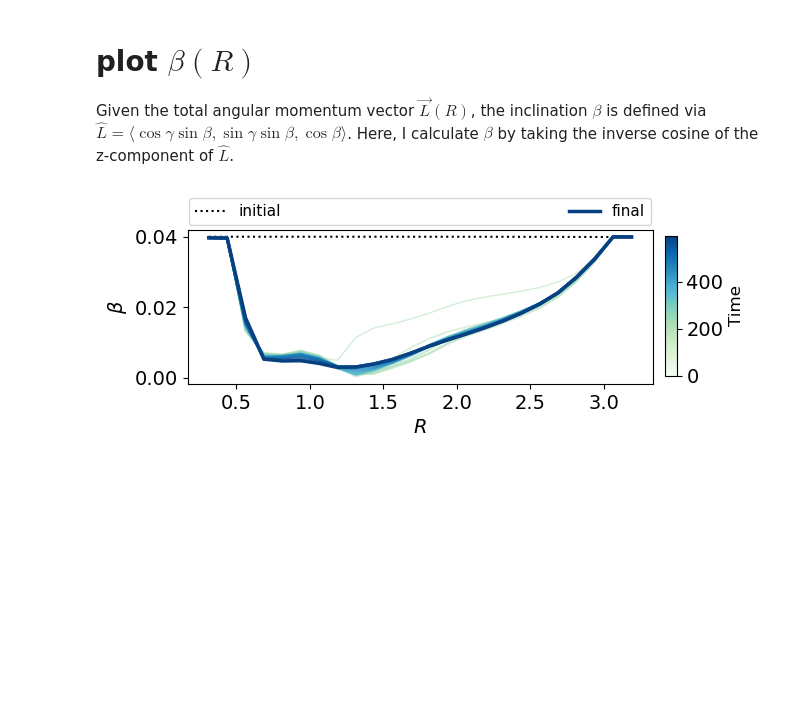
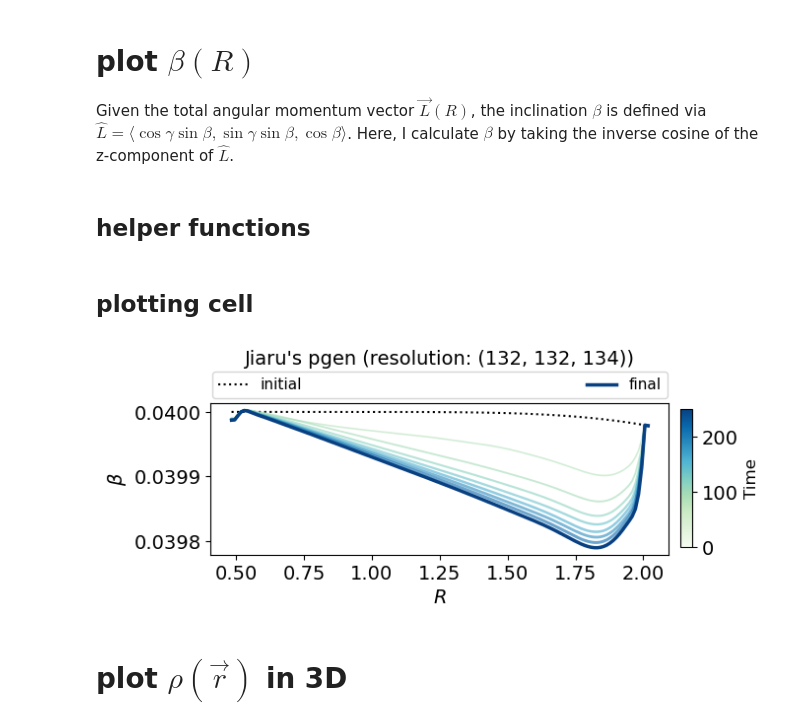
Before and after one commit to Jupiter1994/athena-warps, a Jupyter notebook: warped-disks/jiarus_diagnosis_3d.ipynb, the cells around one changed output. Cells and saved outputs as stored; diff of their text form; code cells hidden in the pictures; blank space fills up the shorter version.

Commit message:
high-res free inner BC; 3D visualization code

```diff
--- a/warped-disks/jiarus_diagnosis_3d.ipynb
+++ b/warped-disks/jiarus_diagnosis_3d.ipynb
@@ -12,8 +12,8 @@ import athena_read
 import glob
 # %%
 ## Snapshots registration
-sim_name = 'disk-jiaru7b'
-#sim_name = 'disk-tilted24c'
+#sim_name = 'disk-jiaru8'
+sim_name = 'disk-tilted27'
 #sim_name = 'disk-sph26'
 #path = '/scratch/phn2956/disk-sph26/'
 path = '/scratch/phn2956/' + sim_name + '/'
@@ -151,7 +141,7 @@ np.float64(1.81455)
 # %% [markdown]
 ## plot $\rho(\vec{r})$
 # %%
-snapshot_plot = snapshot_list[199:200:1] # snapshot_list[0:101:5]
+snapshot_plot = snapshot_list[-2:-1:1] # snapshot_list[0:101:5]
 
 for i, frame in enumerate(snapshot_plot):
 
@@ -385,6 +334,8 @@ Mdot slope= 0.068
 # plot $\beta(R)$
 
 Given the total angular momentum vector $\vec{L}(R)$, the inclination $\beta$ is defined via $\hat{L} = \langle \cos \gamma \sin \beta, \sin \gamma \sin \beta, \cos \beta \rangle$. Here, I calculate $\beta$ by taking the inverse cosine of the z-component of $\hat{L}$.
+# %% [markdown]
+## helper functions
 # %%
 ## helper functions
 def SphToCart(r, theta, phi):
@@ -451,7 +405,9 @@ def calculateBetaR(rs, thetas, phis, dens, vrs, vthetas, vphis):
+# %% [markdown]
+## plotting cell
 # %%
 ## Plot density, v_r, and Mdot
 
-snapshot_plot = snapshot_list[0:200:10] # snapshot_list[0:101:5]
+snapshot_plot = snapshot_list[0:101:10] # snapshot_list[0:101:5]
 
 norm   = mcolors.PowerNorm(gamma=1.5, vmin=0, vmax=len(snapshot_plot)-1)
 colors = [GnBu(0.3 + 0.7 * norm(i)) for i in range(len(snapshot_plot))]
@@ -459,22 +415,15 @@ colors = [GnBu(0.3 + 0.7 * norm(i)) for i in range(len(snapshot_plot))]
 fig,axs = plt.subplots(1,1, figsize=(6,2),sharex=True,sharey=False)
 
 for i, frame in enumerate(snapshot_plot):
-
     ath_data  = athena_read.athdf(frame,num_ghost=2,quantities=["rho", "vel1", "vel2", "vel3"])
     t_sim = ath_data['Time']
     #print('loading snapshot at t= %5.1f'%t_sim)
 
     #### Read Athena++ data: coordinates. ####
-    rad_app = ath_data['x1f']
-    theta_app = ath_data['x2f']
-    phi_app = ath_data['x3f']
-    # d_rad = rad_app[1]-rad_app[0]
-    # d_theta = theta_app[1]-theta_app[0]
-    # d_phi = phi_app[1]-phi_app[0]
+    rad_app = ath_data['x1v']
+    theta_app = ath_data['x2v']
+    phi_app = ath_data['x3v']
 
-    rad_app = (rad_app[1:]+rad_app[:-1])*0.5
-    theta_app = (theta_app[1:]+theta_app[:-1])*0.5
-    phi_app = (phi_app[1:]+phi_app[:-1])*0.5
     rad_3d, theta_3d, phi_3d = np.meshgrid(rad_app, theta_app, phi_app, indexing='ij')
 
     #### Read Athena++ data: velocity field. ####
@@ -492,49 +441,43 @@ for i, frame in enumerate(snapshot_plot):
     zorder = i + 10
 
     if t_sim== 0:
-        kws = {'c': 'k', 'ls':':','lw': 1.5, 'label': r'initial' % t_sim, 'zorder': zorder}
+        kws = {'color': 'k', 'ls':':','lw': 1.5, 'label': r'initial' % t_sim, 'zorder': zorder}
     elif i == len(snapshot_plot) - 1:
-        kws = {'c': '#084081', 'lw': 2.5, 'label': r'final' % t_sim, 'zorder': zorder + 100}
+        kws = {'color': '#084081', 'lw': 2.5, 'label': r'final' % t_sim, 'zorder': zorder + 100}
     else:
-        kws = {'c': current_color, 'lw': lw, 'alpha': 0.6, 'zorder': zorder}
+        kws = {'color': current_color, 'lw': lw, 'alpha': 0.6, 'zorder': zorder}
 
     axs.plot(rad_app,betas,**kws)
 
 sm = plt.cm.ScalarMappable(cmap=GnBu, norm=plt.Normalize(vmin=0, vmax=t_sim))
 cbar_ax = fig.add_axes([0.92, 0.15, 0.02, 0.7]) # [left, bottom, width, height]
 cbar = fig.colorbar(sm, cax=cbar_ax)
 cbar.set_label('Time', fontsize=12)
 
 #### labels
 axs.set_ylabel(r'$\beta$')
 axs.set_xlabel(r'$R$')
-#axs.set_xlim(rad_app[[3,-4]])
-
-# limits used in disk-sph plots
-#axs[0].set_ylim(0, .4)
-#axs[1].set_ylim(-1.5e-3, 1e-4)
-#axs[2].set_ylim(-8e-4, 5e-5)
-
-# limits used for disk-jiaru plots
-#axs[0].set_ylim(0, 100) # 1000
-#axs[1].set_ylim(-1.5e-3, 1e-4)
-#axs[2].set_ylim(-8e-4, 5e-5)
+#axs.set_xlim(rad_app[[2,-2]])
+#axs.set_ylim(0, 0.042)
 
 axs.legend(
     fontsize=11,
     loc='lower left',
     bbox_to_anchor=(0., 1.02, 1., .102),
     ncol=3,
     mode="expand",
     borderaxespad=0.1
 )
 
+axs.set_title("Jiaru's pgen (resolution: " + str(rad_3d.shape) + ")", y=1.2, fontsize=14)
 
 # for ax in axs.flatten():
 #     ax.tick_params(which='both',direction='in')
 
-save_fig = True
+save_fig = False
 if save_fig:
     plt.savefig("Figs/" + sim_name + "-beta.png", bbox_inches='tight')
 # %% [output]
-[figure, old version]
+[figure, new version]
+# %% [markdown]
+# plot $\rho(\vec{r})$ in 3D
```
Also changed, not shown: parts of 18 cells of this notebook, 3 other files.
